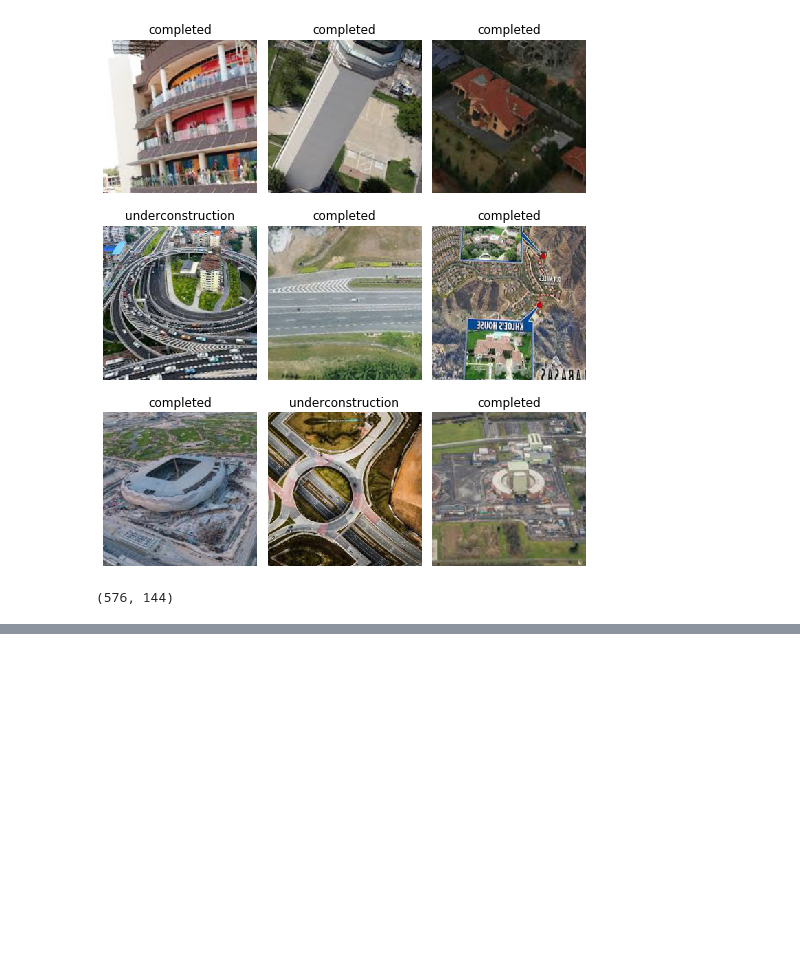
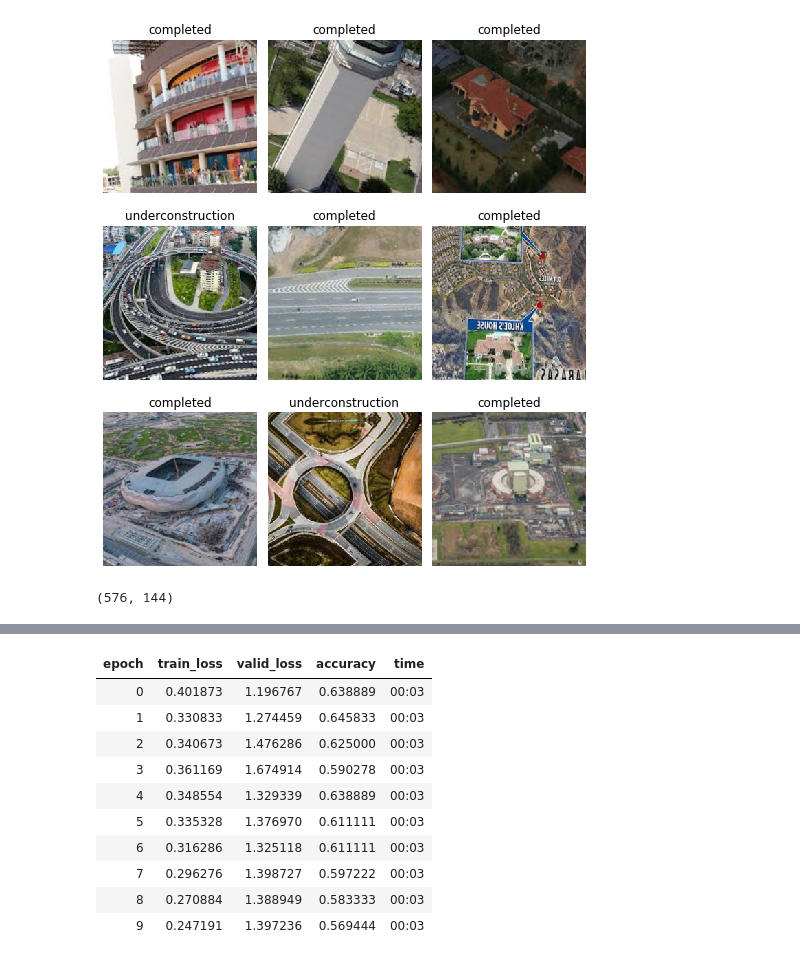
Before and after one commit to mrdvince/axon, a Jupyter notebook: fastai/data cleaning and sgd from scratch.ipynb, the cells around one changed output, grey strips where cells are left out. Drawn from its saved outputs; the diff is of its cells as text; code cells hidden in the pictures; blank space fills up the shorter version.

```diff
--- a/fastai/data cleaning and sgd from scratch.ipynb
+++ b/fastai/data cleaning and sgd from scratch.ipynb
@@ -67,0 +97,14 @@ learn.fit_one_cycle()
+# %%
+learn.fit_one_cycle(10, max_lr=slice(1e-4,1e-3))
+# %% [output]
+| epoch | train_loss | valid_loss | accuracy | time |
+| 0 | 0.401873 | 1.196767 | 0.638889 | 00:03 |
+| 1 | 0.330833 | 1.274459 | 0.645833 | 00:03 |
+| 2 | 0.340673 | 1.476286 | 0.625000 | 00:03 |
+| 3 | 0.361169 | 1.674914 | 0.590278 | 00:03 |
+| 4 | 0.348554 | 1.329339 | 0.638889 | 00:03 |
+| 5 | 0.335328 | 1.376970 | 0.611111 | 00:03 |
+| 6 | 0.316286 | 1.325118 | 0.611111 | 00:03 |
+| 7 | 0.296276 | 1.398727 | 0.597222 | 00:03 |
+| 8 | 0.270884 | 1.388949 | 0.583333 | 00:03 |
+| 9 | 0.247191 | 1.397236 | 0.569444 | 00:03 |
```
Also changed, not shown: parts of 16 cells of this notebook.
